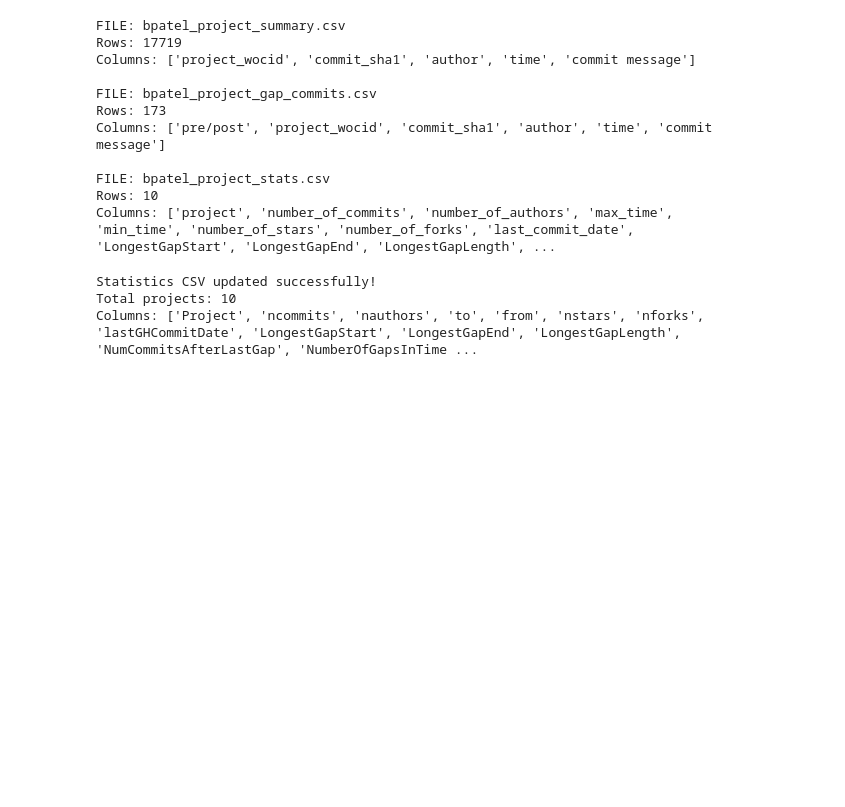
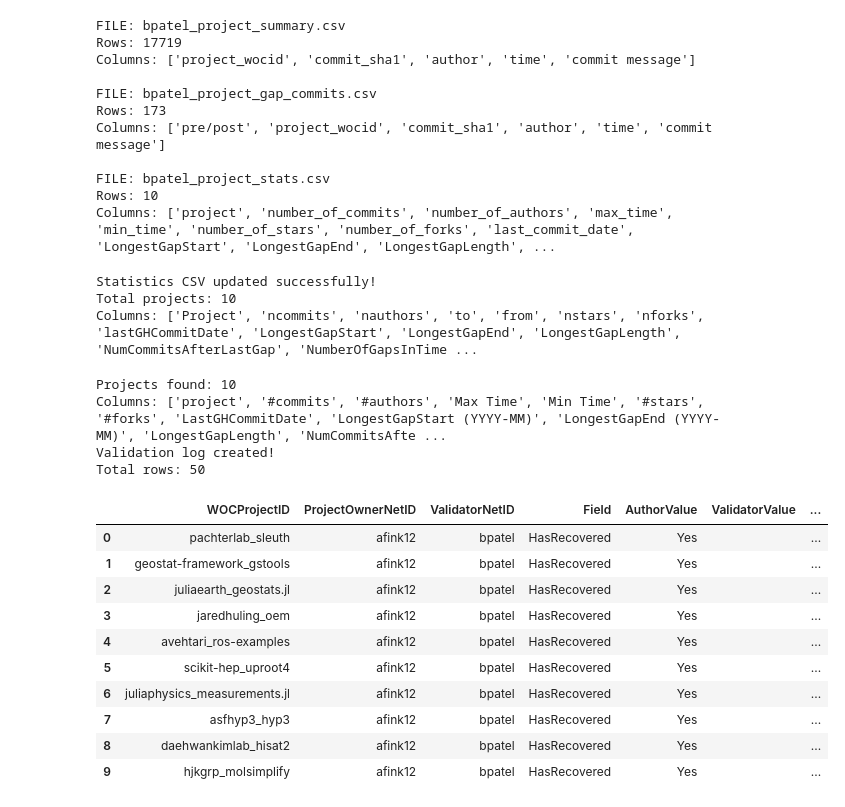
Before and after one commit to Bansari26700/MiniProject2, a Jupyter notebook: bxy539.ipynb, the cells around one changed output. Cells and saved outputs as stored; diff of their text form; code cells hidden in the pictures; blank space fills up the shorter version.

Commit message:
Part 3 of the project

```diff
--- a/bxy539.ipynb
+++ b/bxy539.ipynb
@@ -5018,3 +5018,79 @@ print("Columns:", stats.columns.tolist())
 Statistics CSV updated successfully!
 Total projects: 10
 Columns: ['Project', 'ncommits', 'nauthors', 'to', 'from', 'nstars', 'nforks', 'lastGHCommitDate', 'LongestGapStart', 'LongestGapEnd', 'LongestGapLength', 'NumCommitsAfterLastGap', 'NumberOfGapsInTime ...
+# %%
+
+import pandas as pd
+
+url = (
+    "https://raw.githubusercontent.com/"
+    "annieefinkk/MiniProject2/master/"
+    "afink12_project_stats.csv"
+)
+
+# Read teammate's statistics
+teammate = pd.read_csv(url, sep=";")
+
+print("Projects found:", len(teammate))
+print("Columns:", teammate.columns.tolist())
+
+# Five fields required by MiniProject3
+fields = [
+    "HasRecovered",
+    "WhyRecovered",
+    "ActivityPattern",
+    "Currentstatus",
+    "RecentThemes"
+]
+
+# Teammate uses 'pattern' instead of 'ActivityPattern'
+column_map = {
+    "ActivityPattern": "pattern"
+}
+
+rows = []
+
+for field in fields:
+    source_column = column_map.get(field, field)
+
+    for _, project in teammate.iterrows():
+        rows.append({
+            "WOCProjectID": project["project"],
+            "ProjectOwnerNetID": "afink12",
+            "ValidatorNetID": "bpatel",
+            "Field": field,
+            "AuthorValue": project[source_column],
+            "ValidatorValue": "",
+            "PreDiscussAgreementstatus(Yes/No)": "",
+            "AdjudicatedValue": "",
+            "KeyEvidence": "",
+            "Comments": ""
+        })
+
+validation = pd.DataFrame(rows)
+
+validation.to_csv(
+    "bpatel_validation_log.csv",
+    sep=";",
+    index=False
+)
+
+print("Validation log created!")
+print("Total rows:", len(validation))
+display(validation.head(10))
+# %% [output]
+Projects found: 10
+Columns: ['project', '#commits', '#authors', 'Max Time', 'Min Time', '#stars', '#forks', 'LastGHCommitDate', 'LongestGapStart (YYYY-MM)', 'LongestGapEnd (YYYY-MM)', 'LongestGapLength', 'NumCommitsAfte ...
+Validation log created!
+Total rows: 50
+|  | WOCProjectID | ProjectOwnerNetID | ValidatorNetID | Field | AuthorValue | ValidatorValue | ... |
+| 0 | pachterlab_sleuth | afink12 | bpatel | HasRecovered | Yes |  | ... |
+| 1 | geostat-framework_gstools | afink12 | bpatel | HasRecovered | Yes |  | ... |
+| 2 | juliaearth_geostats.jl | afink12 | bpatel | HasRecovered | Yes |  | ... |
+| 3 | jaredhuling_oem | afink12 | bpatel | HasRecovered | Yes |  | ... |
+| 4 | avehtari_ros-examples | afink12 | bpatel | HasRecovered | Yes |  | ... |
+| 5 | scikit-hep_uproot4 | afink12 | bpatel | HasRecovered | Yes |  | ... |
+| 6 | juliaphysics_measurements.jl | afink12 | bpatel | HasRecovered | Yes |  | ... |
+| 7 | asfhyp3_hyp3 | afink12 | bpatel | HasRecovered | Yes |  | ... |
+| 8 | daehwankimlab_hisat2 | afink12 | bpatel | HasRecovered | Yes |  | ... |
+| 9 | hjkgrp_molsimplify | afink12 | bpatel | HasRecovered | Yes |  | ... |
```
Also changed, not shown: parts of 131 cells of this notebook, 4 other files.
